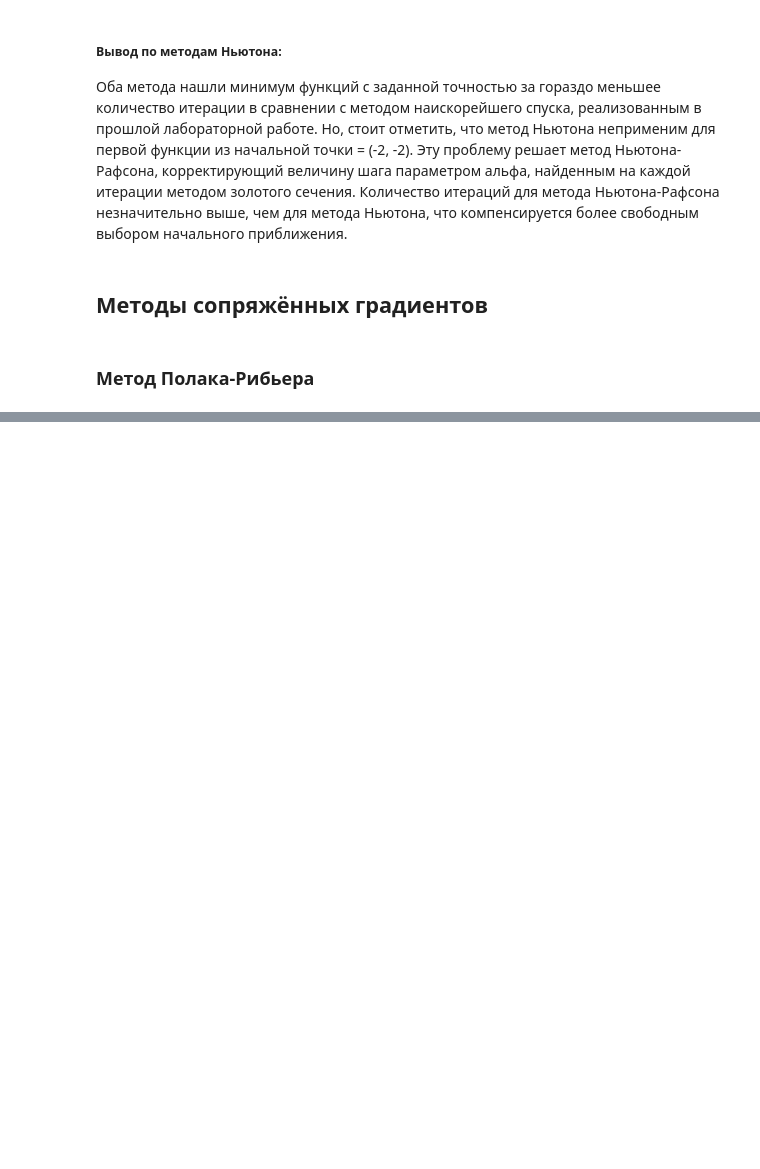
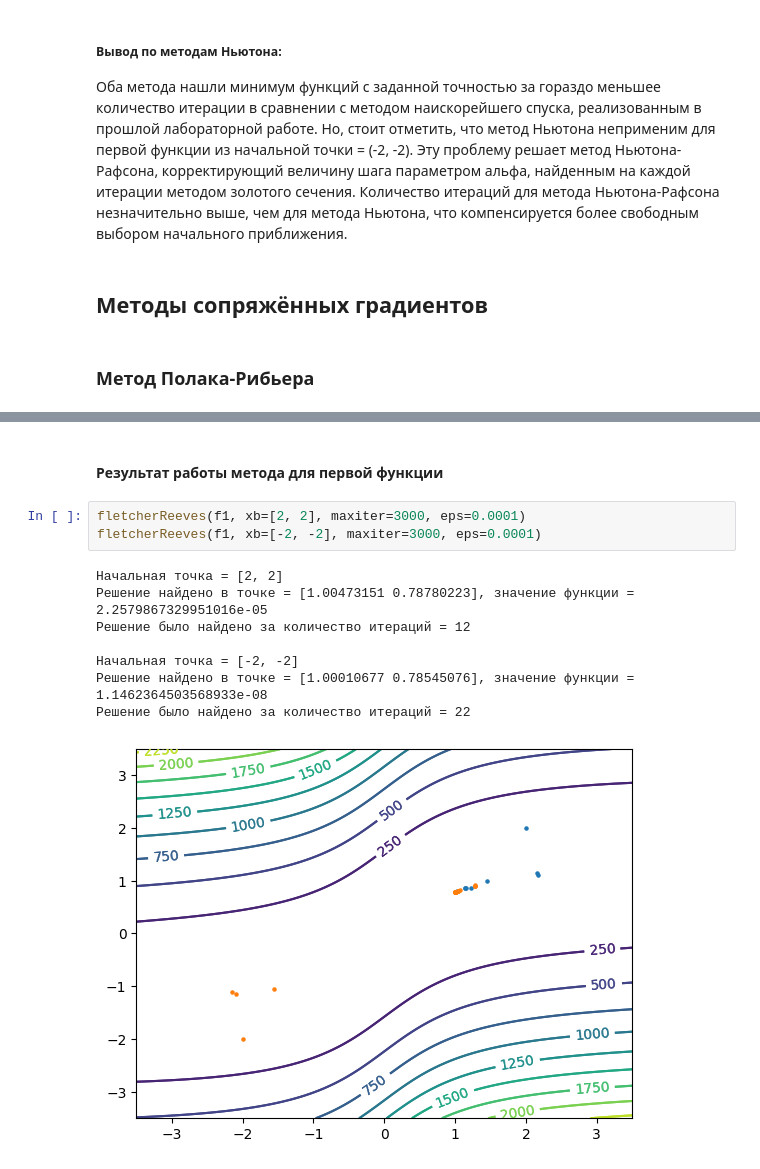
Before and after one commit to Ivan-Yagilev/Optimization_methods_labs, a Jupyter notebook: second_labs/several variables2.ipynb, the cells around one changed output, grey strips where cells are left out. Cells and saved outputs as stored; diff of their text form; blank space fills up the shorter version.

```diff
--- a/second_labs/several variables2.ipynb
+++ b/second_labs/several variables2.ipynb
@@ -447,0 +491,14 @@ polakRibiere(f2, xb=[2, 2], maxiter=15000, eps=0.0001)
+# %% [markdown]
+#### Результат работы метода для первой функции
+# %%
+fletcherReeves(f1, xb=[2, 2], maxiter=3000, eps=0.0001)
+fletcherReeves(f1, xb=[-2, -2], maxiter=3000, eps=0.0001)
+# %% [output]
+Начальная точка = [2, 2]
+Решение найдено в точке = [1.00473151 0.78780223], значение функции = 2.2579867329951016e-05
+Решение было найдено за количество итераций = 12
+
+Начальная точка = [-2, -2]
+Решение найдено в точке = [1.00010677 0.78545076], значение функции = 1.1462364503568933e-08
+Решение было найдено за количество итераций = 22
+[figure, added]
```
Also changed, not shown: parts of 31 cells of this notebook, 1 other file.
